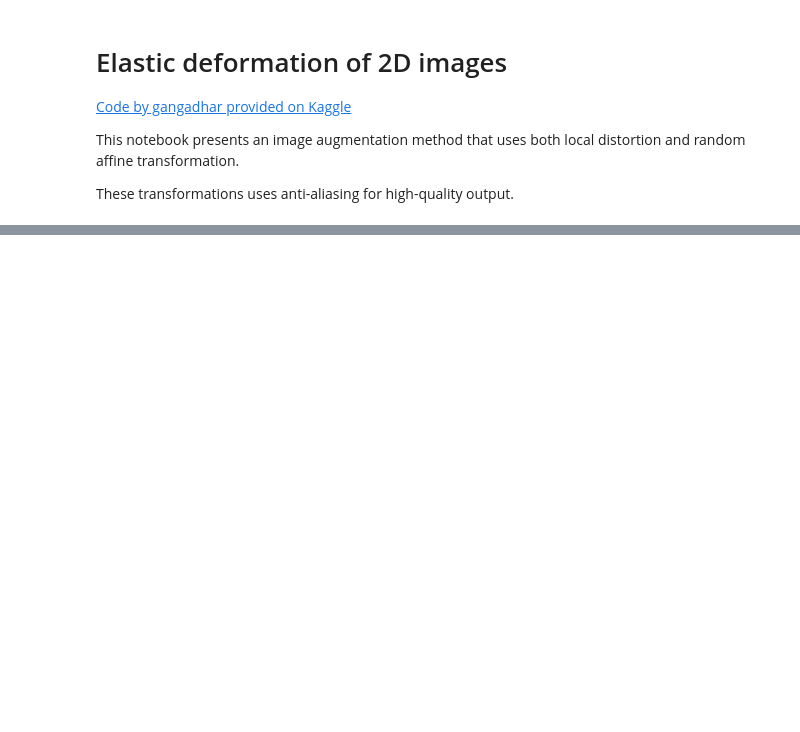
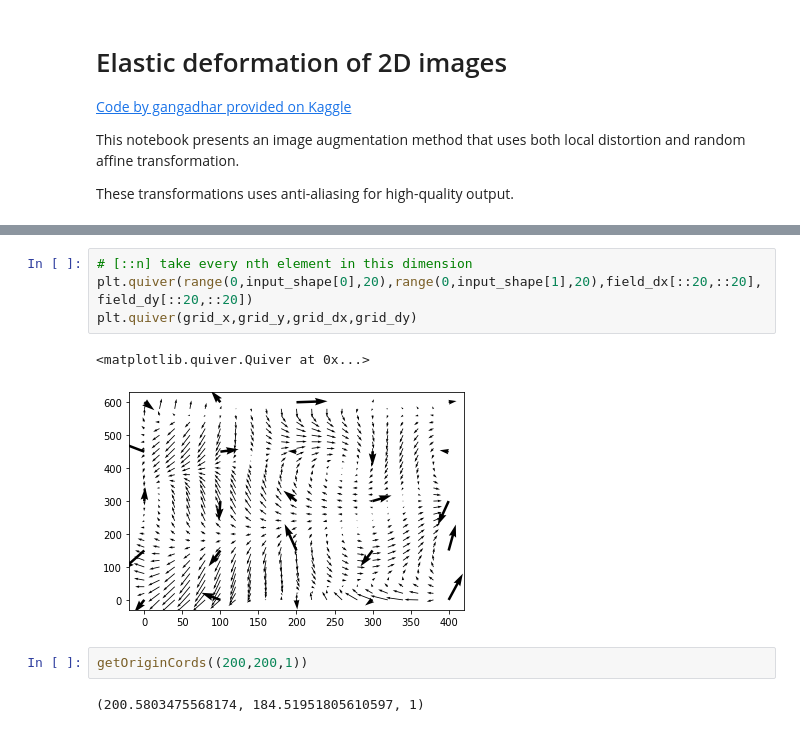
Before and after one commit to randomstructures/ExLSM-Image-Segmentation, a Jupyter notebook: Unet1/elastic-transform-for-data-augmentation.ipynb, the cells around one changed output, grey strips where cells are left out. Drawn from its saved outputs; the diff is of its cells as text; blank space fills up the shorter version.

```diff
--- a/Unet1/elastic-transform-for-data-augmentation.ipynb
+++ b/Unet1/elastic-transform-for-data-augmentation.ipynb
@@ -98,0 +185,11 @@ plt.imshow(np.c_[np.r_[im, im_mask], np.r_[im_t, im_mask_t]], cmap='gray')
+# %%
+# [::n] take every nth element in this dimension
+plt.quiver(range(0,input_shape[0],20),range(0,input_shape[1],20),field_dx[::20,::20],field_dy[::20,::20])
+plt.quiver(grid_x,grid_y,grid_dx,grid_dy)
+# %% [output]
+<matplotlib.quiver.Quiver at 0x...>
+[figure, added]
+# %%
+getOriginCords((200,200,1))
+# %% [output]
+(200.5803475568174, 184.51951805610597, 1)
```
Also changed, not shown: parts of 7 cells of this notebook.
